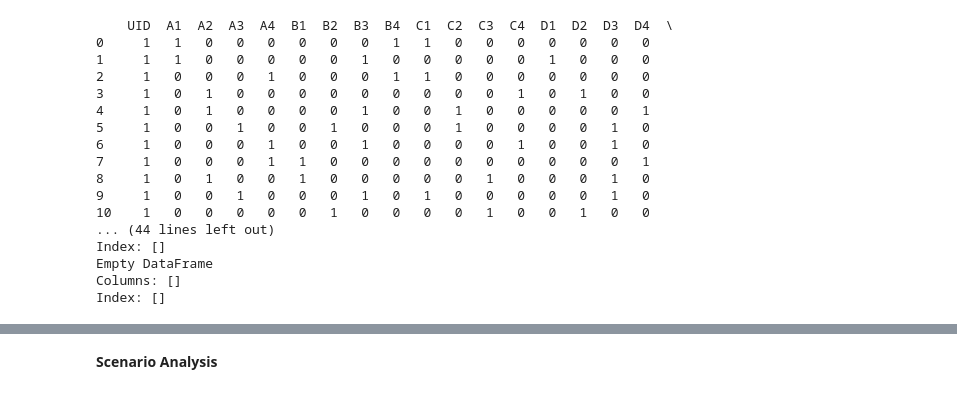
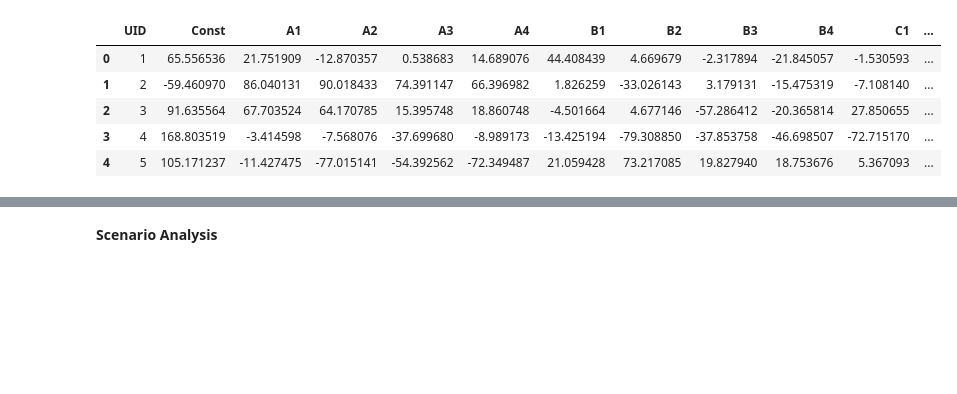
Before and after one commit to EricPostMaster/market-research-private, a Jupyter notebook: Inidividual_Models.ipynb, the cells around one changed output, grey strips where cells are left out. Saved outputs shown, nothing was run; the diff lists cells and outputs as text; code cells hidden in the pictures; blank space fills up the shorter version.

```diff
--- a/Inidividual_Models.ipynb
+++ b/Inidividual_Models.ipynb
@@ -20,3 +0,0 @@ df.head()
-# %%
-X =df.drop(['UID','Rating'], axis=1)
-y= df['Rating']
@@ -32,0 +18,8 @@ Index(['UID', 'Const', 'A1', 'A2', 'A3', 'A4', 'B1', 'B2', 'B3', 'B4', 'C1',
+# %%
+# Import Data
+df = pd.read_csv('dgn_raw_data.csv')
+
+# Add very small random number to Rating
+df['target']=df['Rating'].apply(lambda x: x+random.random()/1000)
+
+df.head()
@@ -33,45 +33,43 @@ Index(['UID', 'Const', 'A1', 'A2', 'A3', 'A4', 'B1', 'B2', 'B3', 'B4', 'C1',
 # %%
+# Unique IDs
+ids = df.UID.unique()
+
+# Run linear regressions for each UID
 op = pd.DataFrame
 intercept = []
 coefficients=[]
 UID = []
 for i in ids:
-    df_i = df[df.UID == i]                  # Create dataframe for current user id
-    print(df_i)
-    break
-    X =df_i.drop(['UID','Rating'], axis=1)  # Create dataframe of input variables only
-    y= df_i['Rating']                       # Series of target variable
-    reg = LinearRegression().fit(X, y)      # Fit linear regression
-    reg.score(X, y)                         # Score regression model
-    unique_id=df_i['UID'].unique()          # Saves current user id
-    const = reg.intercept_                  # Save intercept of the regression model
-    coef = reg.coef_                        # Coefficients of current regression model
-    UID.append(unique_id)                   # Append current user id
-    intercept.append(const)                 # Append current intercept
-    coefficients.append(coef)               # Append current regression coefficients
+    df_i = df[df.UID == i]              # Create dataframe for current user id
+    X = df_i.drop(['UID','Rating','target'], axis=1)  # df input variables only
+    y = df_i['target']                  # Series of target variable
+    reg = LinearRegression().fit(X, y)  # Fit linear regression
+    reg.score(X, y)                     # Score regression model
+    unique_id=df_i['UID'].unique()      # Saves current user id
+    const = reg.intercept_              # Save intercept of the regression model
+    coef = reg.coef_                    # Coefficients of regression model
+    UID.append(unique_id)               # Append current user id
+    intercept.append(const)             # Append current intercept
+    coefficients.append(coef)           # Append current regression coefficients
 
+# Convert newly created lists into dataframes
 intercep_new = pd.DataFrame(intercept)
 coefficients_new = pd.DataFrame(coefficients)
 UID_new = pd.DataFrame(UID)
 
-print(UID_new.head())
-print(intercep_new.head())
-print(coefficients_new.head())
+# Get columns names
+colNames = df.drop(['Rating', 'target',], axis=1).columns
+colNames = colNames.insert(1, 'Const')
+colNames
+
+# Concatenate the new dataframes and add column names
+op = pd.concat([UID_new,intercep_new, coefficients_new], axis=1)
+op.columns = colNames
+op.head()
 # %% [output]
-    UID  A1  A2  A3  A4  B1  B2  B3  B4  C1  C2  C3  C4  D1  D2  D3  D4  \
-0     1   1   0   0   0   0   0   0   1   1   0   0   0   0   0   0   0
-1     1   1   0   0   0   0   0   1   0   0   0   0   0   1   0   0   0
-2     1   0   0   0   1   0   0   0   1   1   0   0   0   0   0   0   0
-3     1   0   1   0   0   0   0   0   0   0   0   0   1   0   1   0   0
-4     1   0   1   0   0   0   0   1   0   0   1   0   0   0   0   0   1
-5     1   0   0   1   0   0   1   0   0   0   1   0   0   0   0   1   0
-6     1   0   0   0   1   0   0   1   0   0   0   0   1   0   0   1   0
-7     1   0   0   0   1   1   0   0   0   0   0   0   0   0   0   0   1
-8     1   0   1   0   0   1   0   0   0   0   0   1   0   0   0   1   0
-9     1   0   0   1   0   0   0   1   0   1   0   0   0   0   0   1   0
-10    1   0   0   0   0   0   1   0   0   0   0   1   0   0   1   0   0
-... (44 lines left out)
-Index: []
-Empty DataFrame
-Columns: []
-Index: []
+|  | UID | Const | A1 | A2 | A3 | A4 | B1 | B2 | B3 | B4 | C1 | ... |
+| 0 | 1 | 65.556536 | 21.751909 | -12.870357 | 0.538683 | 14.689076 | 44.408439 | 4.669679 | -2.317894 | -21.845057 | -1.530593 | ... |
+| 1 | 2 | -59.460970 | 86.040131 | 90.018433 | 74.391147 | 66.396982 | 1.826259 | -33.026143 | 3.179131 | -15.475319 | -7.108140 | ... |
+| 2 | 3 | 91.635564 | 67.703524 | 64.170785 | 15.395748 | 18.860748 | -4.501664 | 4.677146 | -57.286412 | -20.365814 | 27.850655 | ... |
+| 3 | 4 | 168.803519 | -3.414598 | -7.568076 | -37.699680 | -8.989173 | -13.425194 | -79.308850 | -37.853758 | -46.698507 | -72.715170 | ... |
+| 4 | 5 | 105.171237 | -11.427475 | -77.015141 | -54.392562 | -72.349487 | 21.059428 | 73.217085 | 19.827940 | 18.753676 | 5.367093 | ... |
```
Also changed, not shown: parts of 37 cells of this notebook.
